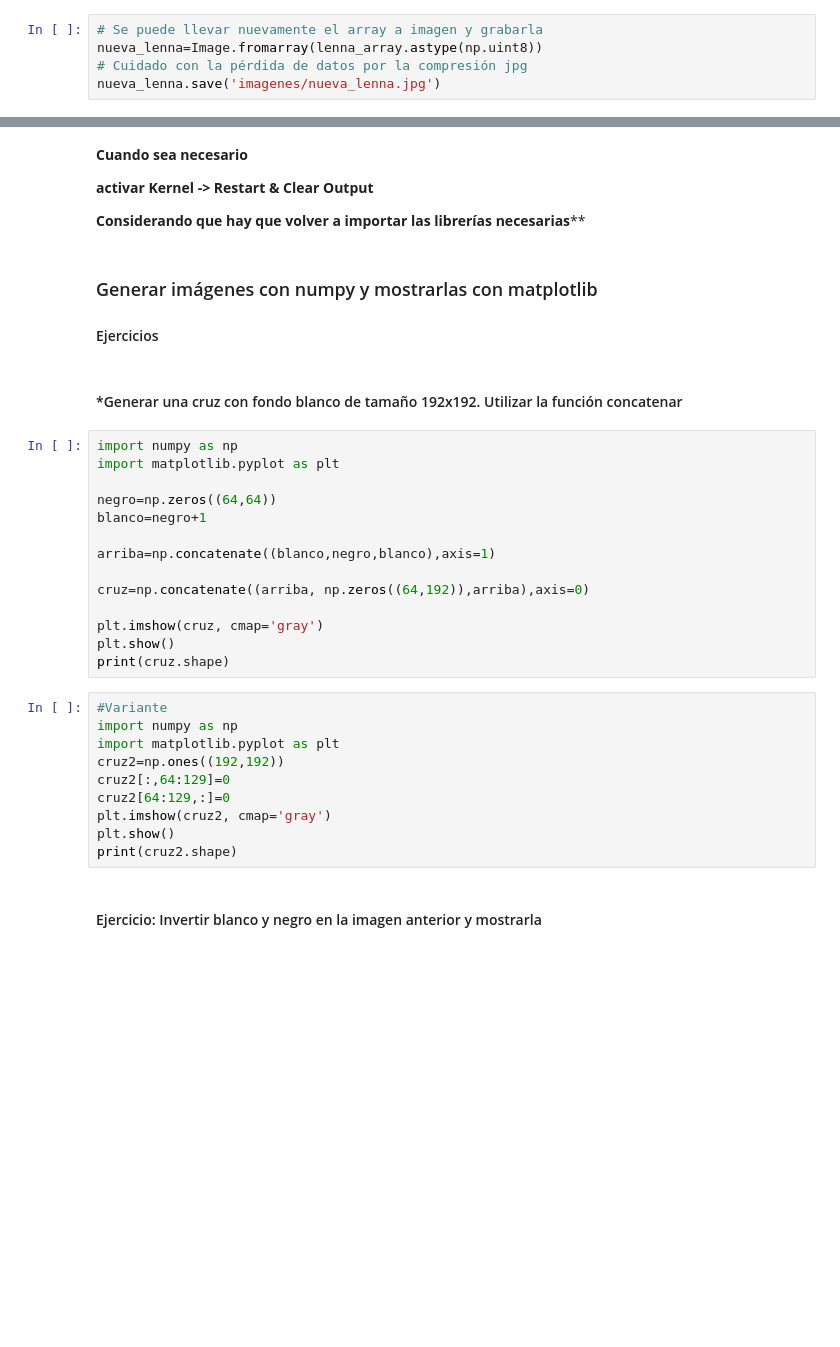
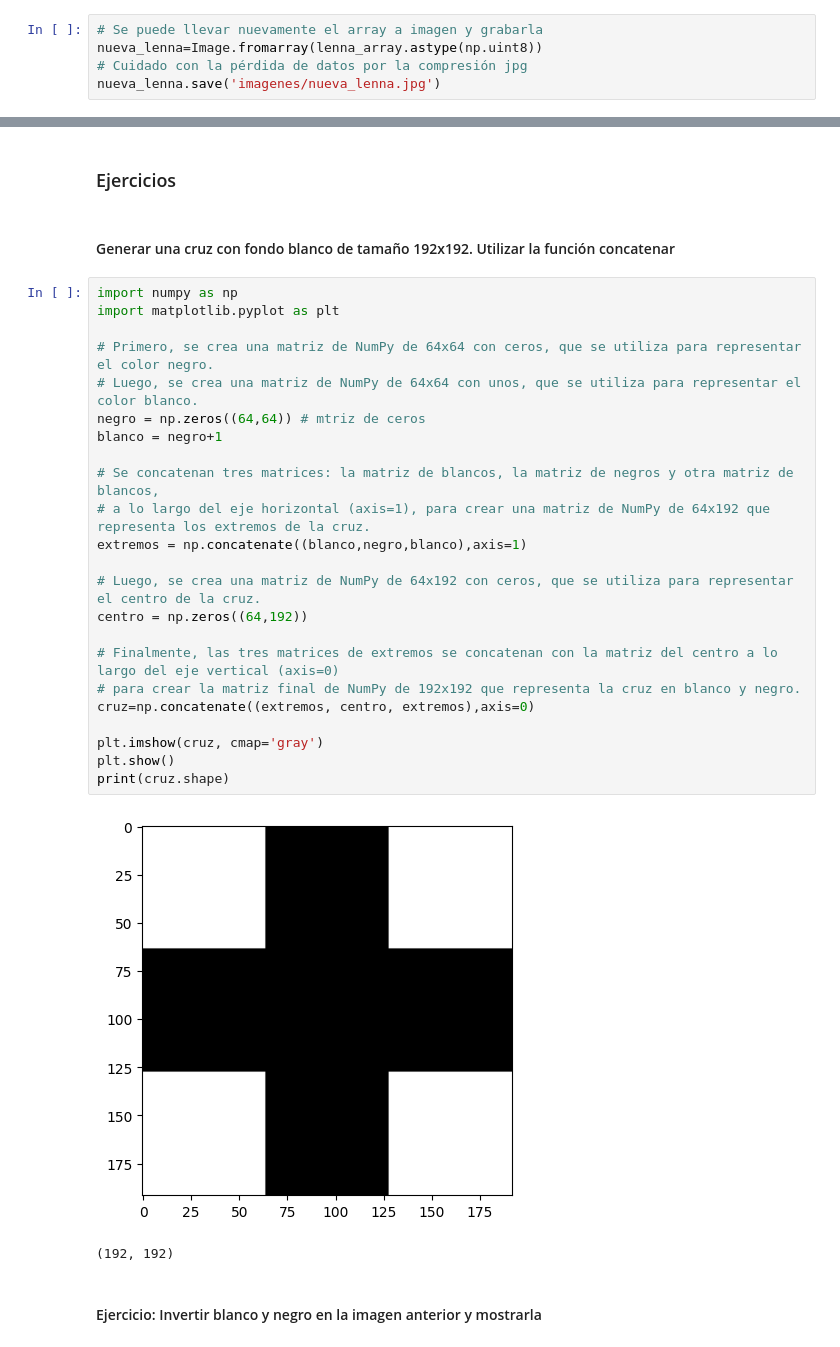
Before and after one commit to Verobornancini/CURSOS, a Jupyter notebook: Computer_Vision/03_Imagenes.ipynb, the cells around one changed output, grey strips where cells are left out. Cells and saved outputs as stored; diff of their text form; blank space fills up the shorter version.

```diff
--- a/Computer_Vision/03_Imagenes.ipynb
+++ b/Computer_Vision/03_Imagenes.ipynb
@@ -174,37 +178,32 @@ plt.show()
-# %% [markdown]
-**Cuando sea necesario**
-
-**activar Kernel -> Restart & Clear Output**
-
-**Considerando que hay que volver a importar las librerías necesarias****
-# %% [markdown]
-### Generar imágenes con numpy y mostrarlas con matplotlib
-#### Ejercicios
+# %% [markdown]
+### Ejercicios
 # %% [markdown]
-#### *Generar una cruz con fondo blanco de tamaño 192x192. Utilizar la función concatenar
+#### Generar una cruz con fondo blanco de tamaño 192x192. Utilizar la función concatenar
-# %%
-import numpy as np
-import matplotlib.pyplot as plt
-
-negro=np.zeros((64,64))
-blanco=negro+1
-
-arriba=np.concatenate((blanco,negro,blanco),axis=1)
-
-cruz=np.concatenate((arriba, np.zeros((64,192)),arriba),axis=0)
-
-plt.imshow(cruz, cmap='gray')
-plt.show()
-print(cruz.shape)
-# %%
-#Variante
-import numpy as np
-import matplotlib.pyplot as plt
-cruz2=np.ones((192,192))
-cruz2[:,64:129]=0
-cruz2[64:129,:]=0
-plt.imshow(cruz2, cmap='gray')
-plt.show()
-print(cruz2.shape)
+# %%
+import numpy as np
+import matplotlib.pyplot as plt
+
+# Primero, se crea una matriz de NumPy de 64x64 con ceros, que se utiliza para representar el color negro.
+# Luego, se crea una matriz de NumPy de 64x64 con unos, que se utiliza para representar el color blanco.
+negro = np.zeros((64,64)) # mtriz de ceros
+blanco = negro+1
+
+# Se concatenan tres matrices: la matriz de blancos, la matriz de negros y otra matriz de blancos,
+# a lo largo del eje horizontal (axis=1), para crear una matriz de NumPy de 64x192 que representa los extremos de la cruz.
+extremos = np.concatenate((blanco,negro,blanco),axis=1)
+
+# Luego, se crea una matriz de NumPy de 64x192 con ceros, que se utiliza para representar el centro de la cruz.
+centro = np.zeros((64,192))
+
+# Finalmente, las tres matrices de extremos se concatenan con la matriz del centro a lo largo del eje vertical (axis=0)
+# para crear la matriz final de NumPy de 192x192 que representa la cruz en blanco y negro.
+cruz=np.concatenate((extremos, centro, extremos),axis=0)
+
+plt.imshow(cruz, cmap='gray')
+plt.show()
+print(cruz.shape)
+# %% [output]
+[figure, added]
+(192, 192)
 # %% [markdown]
 #### Ejercicio: Invertir blanco y negro en la imagen anterior y mostrarla
```
Also changed, not shown: parts of 7 cells of this notebook.
